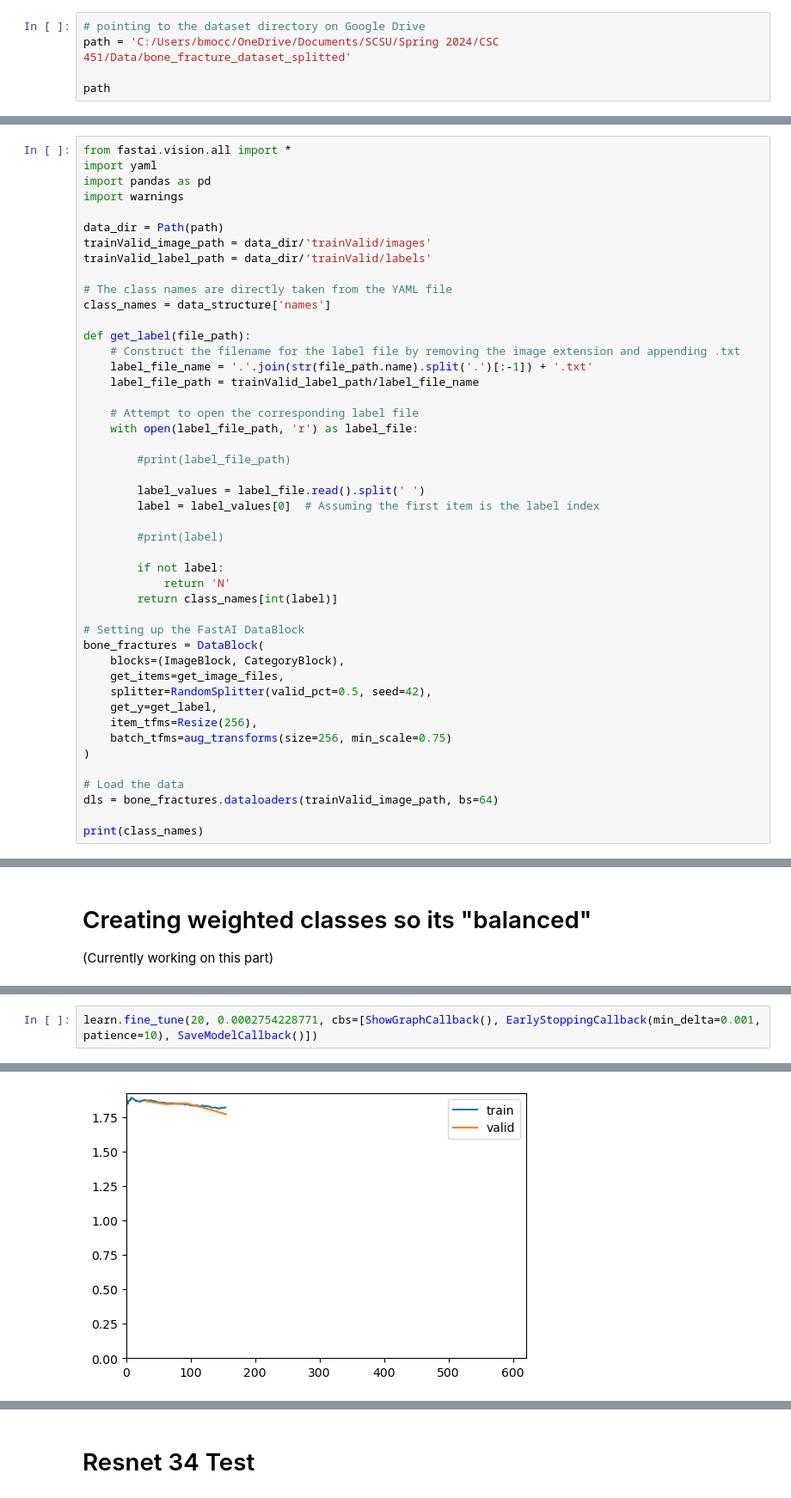
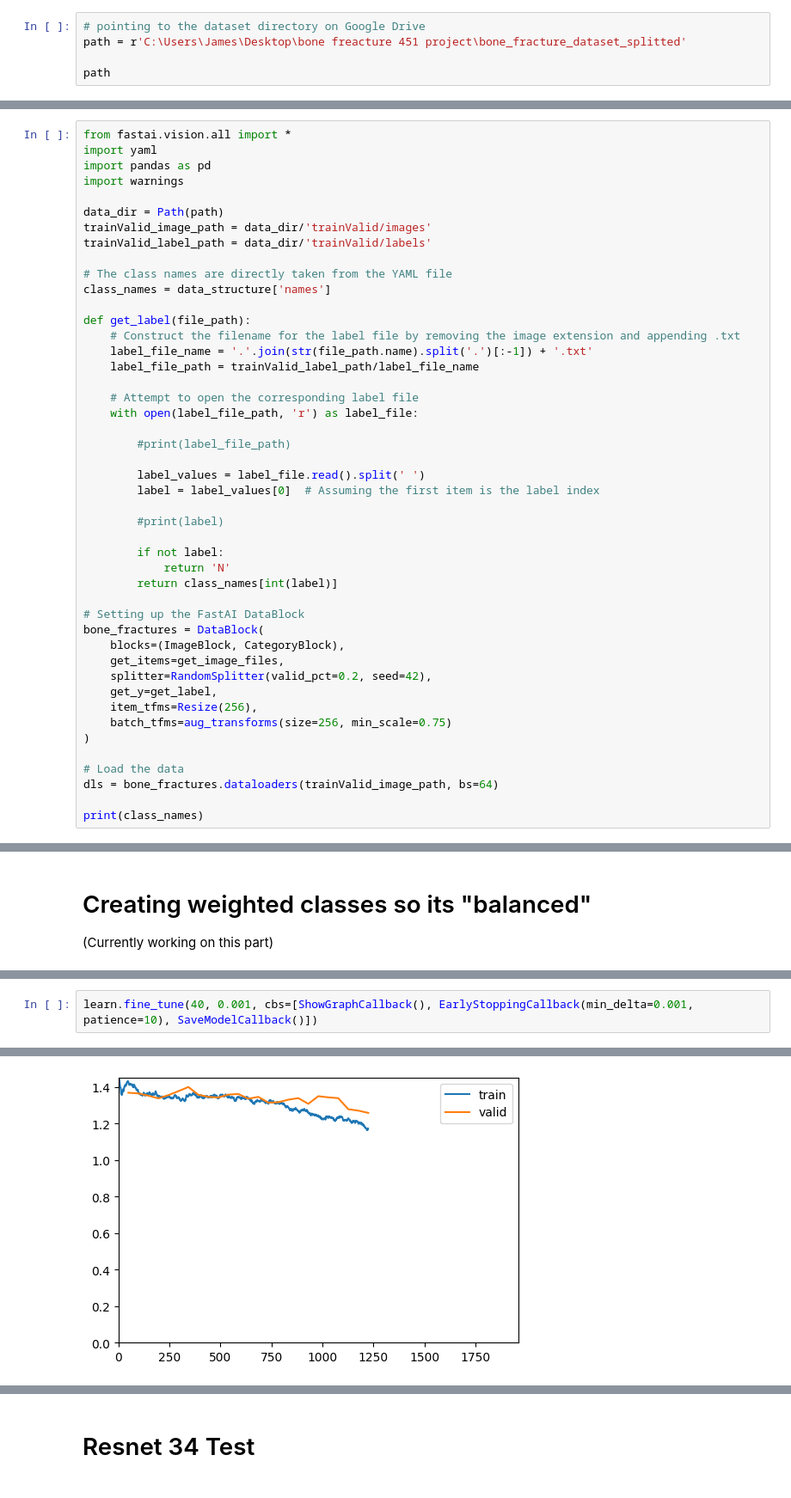
Before and after one commit to JamezP2002/bone-fracture-451-project, a Jupyter notebook: bone fracture MAIN.ipynb, the cells around one changed output, grey strips where cells are left out. Shown at 86% size. Cells and saved outputs as stored; diff of their text form.

```diff
--- a/bone fracture MAIN.ipynb
+++ b/bone fracture MAIN.ipynb
@@ -5,7 +5,7 @@ Getting the path, loading the train/valid and creating datablock
 ~Create a python enviroment version 3.11.8 is possible then install everything in requirements.txt~
 # %%
 # pointing to the dataset directory on Google Drive
-path = 'C:/Users/bmocc/OneDrive/Documents/SCSU/Spring 2024/CSC 451/Data/bone_fracture_dataset_splitted'
+path = r'C:\Users\James\Desktop\bone freacture 451 project\bone_fracture_dataset_splitted'
 
 path
 # %% [output]
@@ -54,7 +54,7 @@ def get_label(file_path):
 bone_fractures = DataBlock(
     blocks=(ImageBlock, CategoryBlock),
     get_items=get_image_files,
-    splitter=RandomSplitter(valid_pct=0.5, seed=42),
+    splitter=RandomSplitter(valid_pct=0.2, seed=42),
     get_y=get_label,
     item_tfms=Resize(256),
     batch_tfms=aug_transforms(size=256, min_scale=0.75)
@@ -182,3 +180,3 @@ SuggestedLRs(valley=1.2022644114040304e-05)
 # %%
-learn.fine_tune(20, 0.0002754228771, cbs=[ShowGraphCallback(), EarlyStoppingCallback(min_delta=0.001, patience=10), SaveModelCallback()])
+learn.fine_tune(40, 0.001, cbs=[ShowGraphCallback(), EarlyStoppingCallback(min_delta=0.001, patience=10), SaveModelCallback()])
 # %% [output]
@@ -204,4 +216,4 @@ KeyboardInterrupt:
-[figure, old version]
+[figure, new version]
 # %%
 learn = vision_learner(dls, resnet34, metrics=accuracy)
 learn.lr_find()
```
Also changed, not shown: parts of 8 cells of this notebook, 1 other file.
